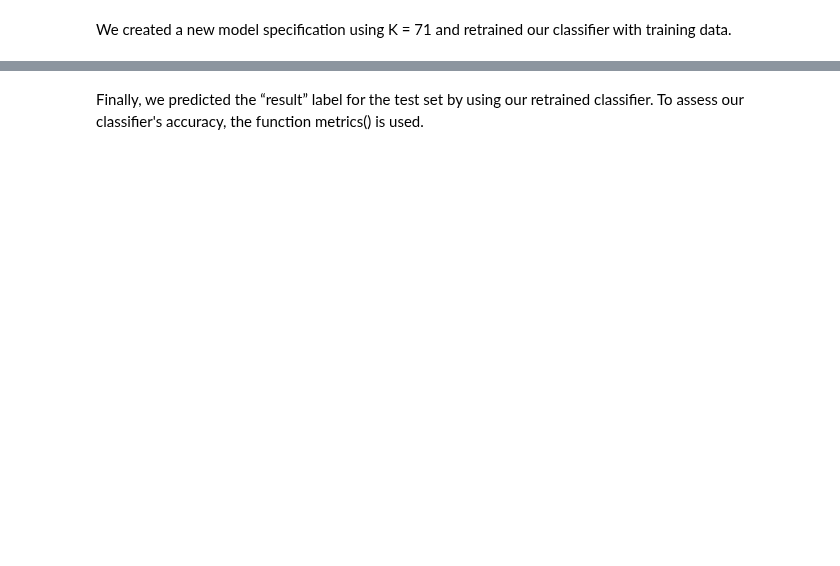
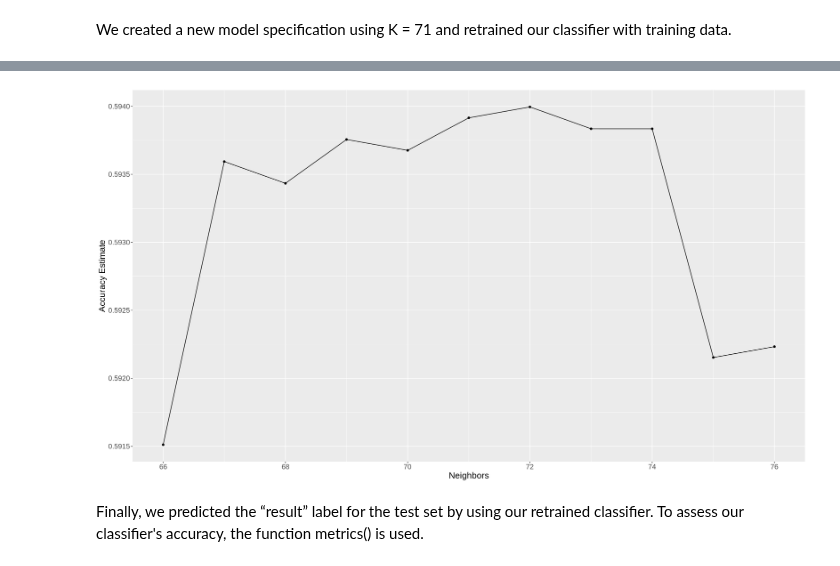
Before and after one commit to EllaShi7/DSCI-100-2022w2-Group-42-Project, a Jupyter notebook: Group_Project_Report.ipynb, the cells around one changed output, grey strips where cells are left out. Drawn from its saved outputs; the diff is of its cells as text; code cells hidden in the pictures; blank space fills up the shorter version.

```diff
--- a/Group_Project_Report.ipynb
+++ b/Group_Project_Report.ipynb
@@ -346,2 +366,15 @@ ERROR: Error in ggplot(accuracies, aes(x = neighbors, y = mean)): object 'accura
 # %% [markdown]
 We created a new model specification using K = 71 and retrained our classifier with training data.
+# %%
+k_vals_66_76 <- tibble(neighbors = seq(from = 66, to = 76))
+
+knn_results_66_76 <- workflow() |>
+  add_recipe(atp_recipe) |>
+  add_model(knn_spec) |>
+  tune_grid(resamples = atp_vfold, grid = k_vals_66_76) |>
+  collect_metrics()
+
+accuracies_66_76 <- knn_results_66_76 |>
+  filter(.metric == "accuracy")
+
+accuracies_66_76
@@ -348,3 +396,13 @@ We created a new model specification using K = 71 and retrained our classifier w
+# %%
+accuracy_vs_k_66_76 <- ggplot(accuracies_66_76, aes(x = neighbors, y = mean)) +
+  geom_point() +
+  geom_line() +
+  labs(x = "Neighbors", y = "Accuracy Estimate") +
+  theme(text = element_text(size = 16))
+
+accuracy_vs_k_66_76
+# %% [output]
+[figure, added]
 # %%
 atp_spec <- nearest_neighbor(weight_func = "rectangular", neighbors = 71) |>
             set_engine("kknn") |>
```
Also changed, not shown: parts of 13 cells of this notebook.
